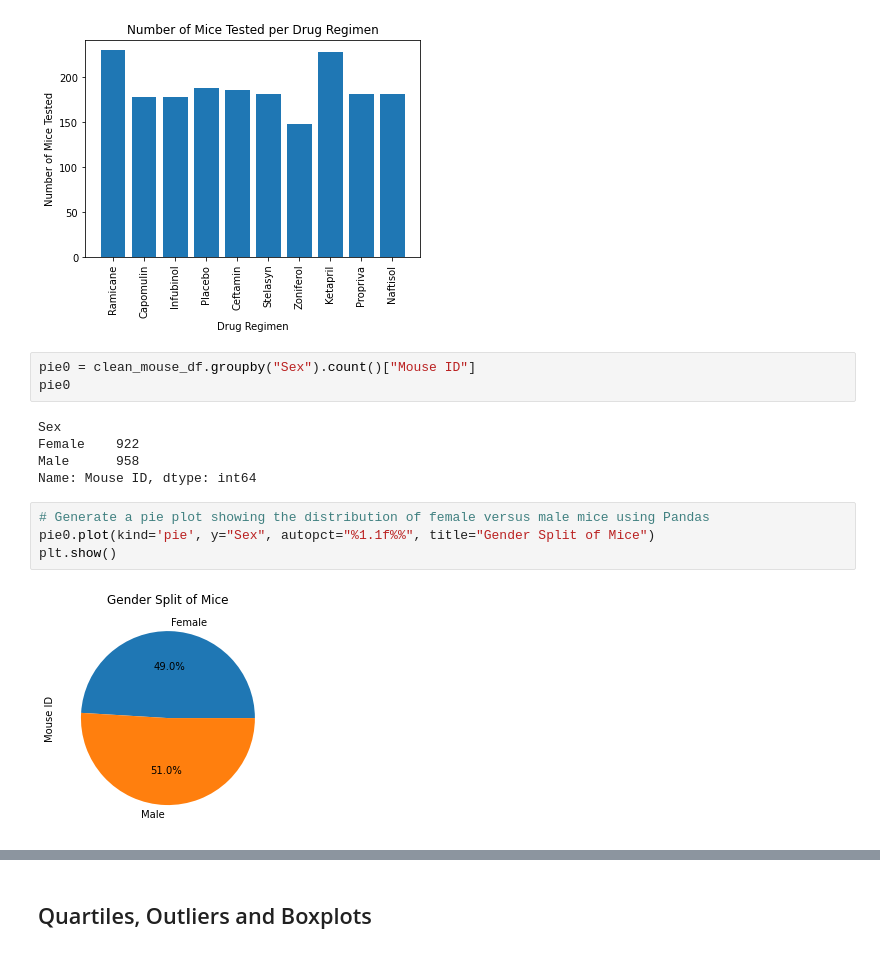
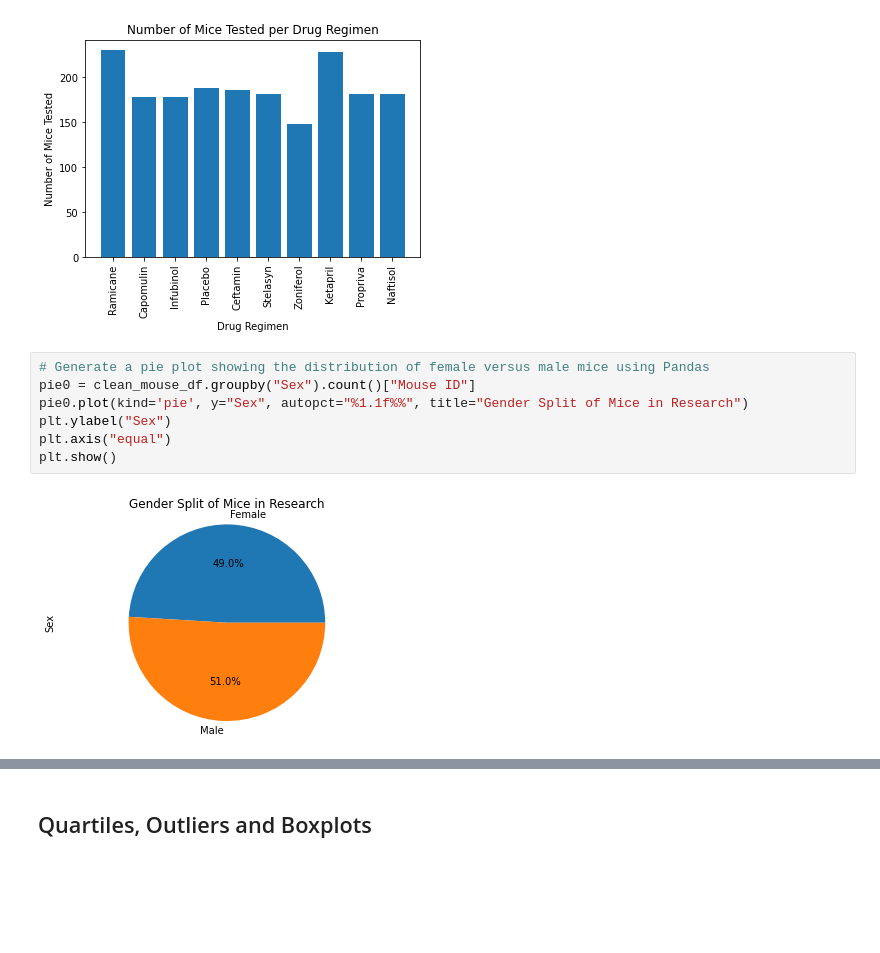
Before and after one commit to TheEvilSombrero/Module-5-Challenge, a Jupyter notebook: pymaceuticals_starter-Copy1.ipynb, the cells around one changed output, grey strips where cells are left out. Cells and saved outputs as stored; diff of their text form; blank space fills up the shorter version.

Commit message:
Add files via upload
Pie charts done

```diff
--- a/pymaceuticals_starter-Copy1.ipynb
+++ b/pymaceuticals_starter-Copy1.ipynb
@@ -165,17 +165,12 @@ plt.title("Number of Mice Tested per Drug Regimen")
 plt.show()
 # %% [output]
 [figure]
-# %%
-pie0 = clean_mouse_df.groupby("Sex").count()["Mouse ID"]
-pie0
-# %% [output]
-Sex
-Female    922
-Male      958
-Name: Mouse ID, dtype: int64
 # %%
 # Generate a pie plot showing the distribution of female versus male mice using Pandas
-pie0.plot(kind='pie', y="Sex", autopct="%1.1f%%", title="Gender Split of Mice")
+pie0 = clean_mouse_df.groupby("Sex").count()["Mouse ID"]
+pie0.plot(kind='pie', y="Sex", autopct="%1.1f%%", title="Gender Split of Mice in Research")
+plt.ylabel("Sex")
+plt.axis("equal")
 plt.show()
 # %% [output]
-[figure, old version]
+[figure, new version]
```
Also changed, not shown: parts of 2 cells of this notebook.
